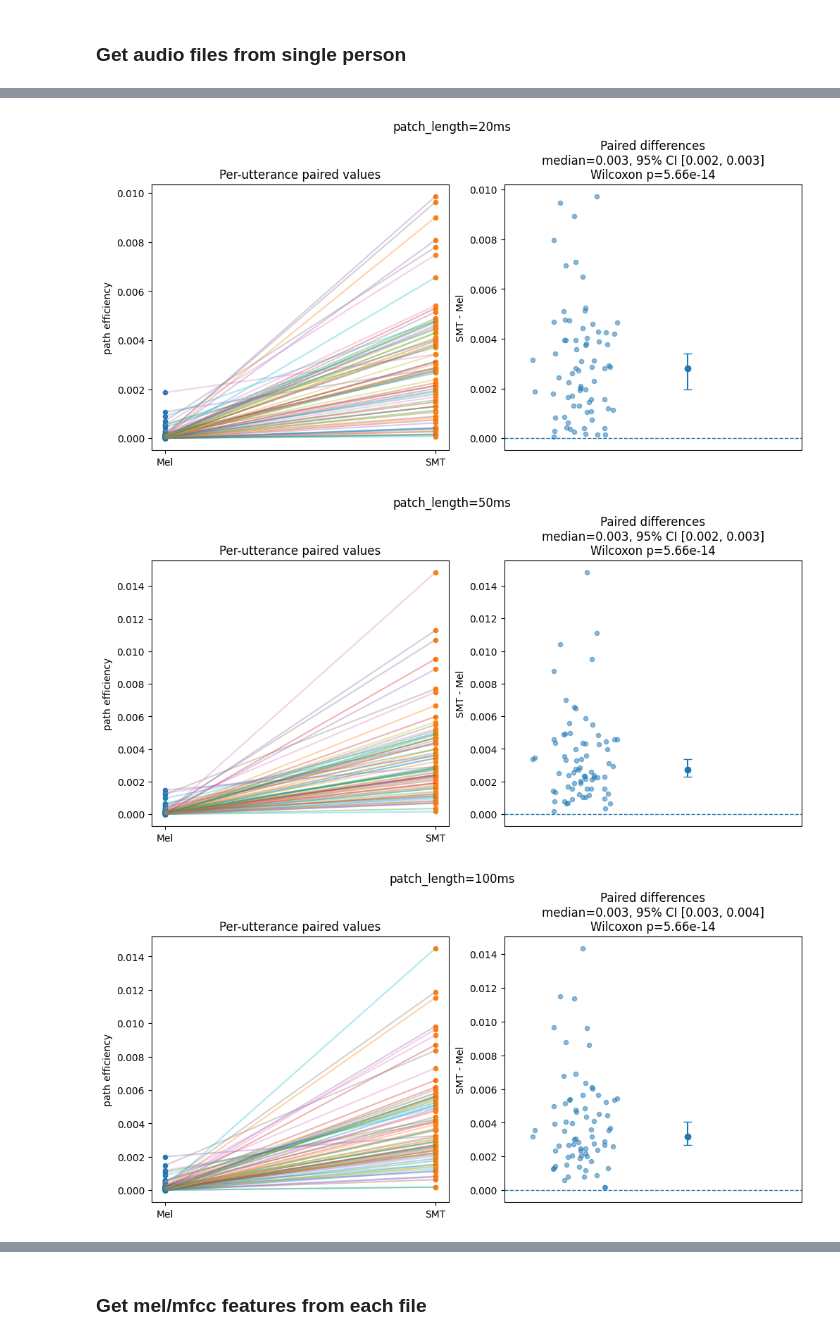
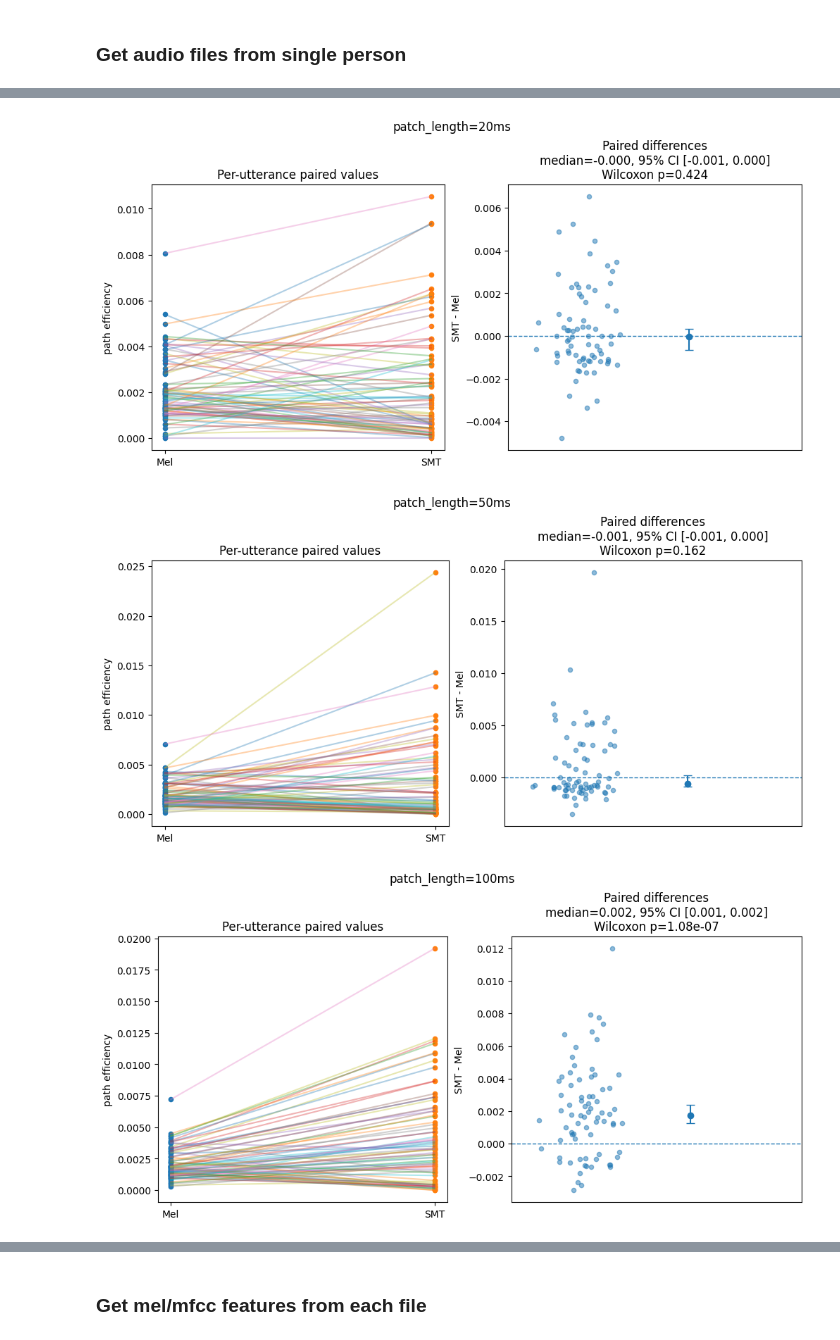
Before and after one commit to zbalkhy/EEC289, a Jupyter notebook: final_project/SMT.ipynb, the cells around one changed output, grey strips where cells are left out. Drawn from its saved outputs; the diff is of its cells as text; code cells hidden in the pictures.

```diff
--- a/final_project/SMT.ipynb
+++ b/final_project/SMT.ipynb
@@ -92,9 +96,9 @@ spectral decomp
 # %%
-with open('results_1272.json') as f:
+with open('results_251.json') as f:
     results = json.load(f)
 for i in patch_lengths:
     plot_paired_comparison(results[str(i)]['mel_stats']['path_efficiency'], results[str(i)]['smt_stats']['path_efficiency'], i, "path efficiency", "greater")
 # %% [output]
-[figure, old version]
+[figure, new version]
-[figure, old version]
+[figure, new version]
-[figure, old version]
+[figure, new version]
```
Also changed, not shown: parts of 19 cells of this notebook, 2 other files.
